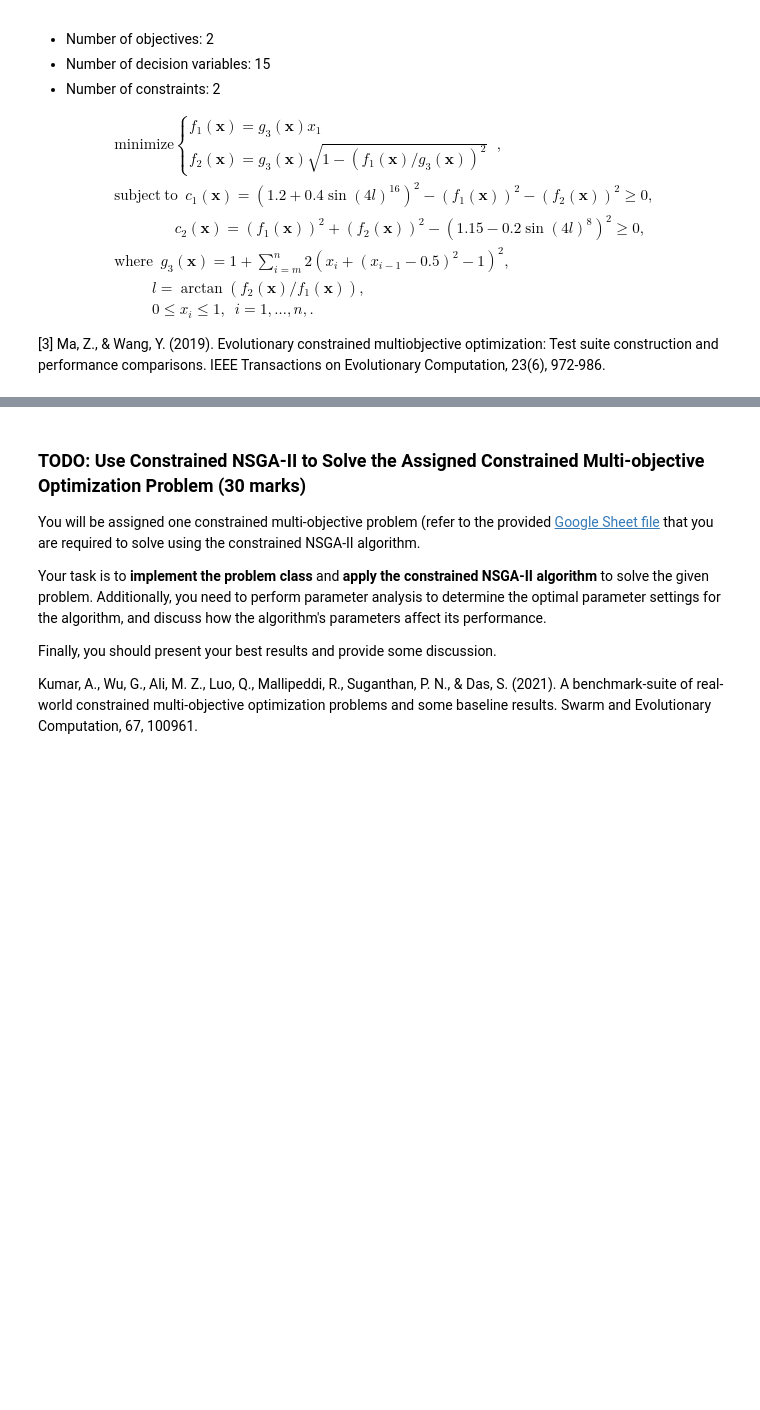
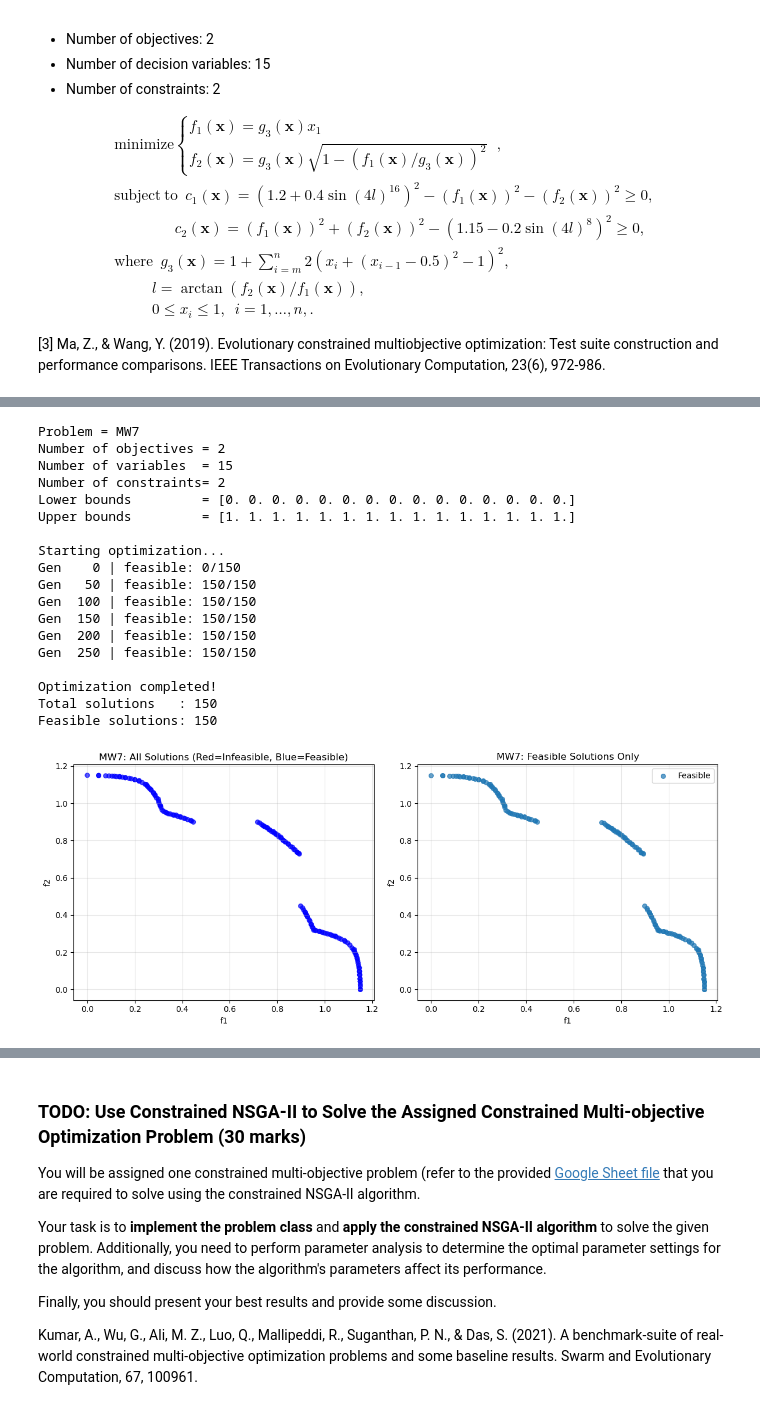
Before and after one commit to yiichu03/ceg5302, a Jupyter notebook: CEG5302_Group_Project.ipynb, the cells around one changed output, grey strips where cells are left out. Cells and saved outputs as stored; diff of their text form; code cells hidden in the pictures; blank space fills up the shorter version.

```diff
--- a/CEG5302_Group_Project.ipynb
+++ b/CEG5302_Group_Project.ipynb
@@ -447,9 +762,87 @@ class CNSGA2():
 # %%
 #-----------BEGIN-----------#
 # TODO:
 #   1. Instantiate class CNSGA2() and class MW7()
 #   2. Use NSGA-II with a contraint handling technique to solve the MW7 problem
 #   3. Plot the final population `optimum_fx` in the objective space
 #   4. In your report, answer the questions like: What are the possible reasons why the solutions
 #      obtained by NSGA-II fail to cover all segments of the Pareto front?
+# Instantiate classes
+problem = MW7()
+
+optimizer = CNSGA2(
+    pop_size=150,
+    max_gen=300,
+    pc=0.9,
+    pm=0.1,
+    tournament_k=2,     # classic NSGA-II
+    random_state=42
+)
+
+print(f"Problem = {problem.name}")
+print(f"Number of objectives = {problem.n_obj}")
+print(f"Number of variables  = {problem.n_var}")
+print(f"Number of constraints= {problem.n_con}")
+print(f"Lower bounds         = {problem.lower}")
+print(f"Upper bounds         = {problem.upper}\n")
+
+print("Starting optimization...")
+final_pop, optimum_fx, final_cv = optimizer.optimize(problem)
+
+# Feasible-only mask
+feasible_mask = (final_cv == 0)
+feasible_solutions = optimum_fx[feasible_mask]
+
+print("\nOptimization completed!")
+print(f"Total solutions   : {len(optimum_fx)}")
+print(f"Feasible solutions: {feasible_solutions.shape[0]}")
+
+# Plotting
+plt.figure(figsize=(12, 5))
+
+# All solutions (red=infeasible, blue=feasible)
+plt.subplot(1, 2, 1)
+colors = np.where(final_cv > 0, "red", "blue")
+plt.scatter(optimum_fx[:, 0], optimum_fx[:, 1], c=colors, alpha=0.7, s=30)
+plt.xlabel('f1'); plt.ylabel('f2')
+plt.title('MW7: All Solutions (Red=Infeasible, Blue=Feasible)')
+plt.grid(True, alpha=0.3)
+
+# Feasible-only
+plt.subplot(1, 2, 2)
+if len(feasible_solutions) > 0:
+    plt.scatter(feasible_solutions[:, 0], feasible_solutions[:, 1], alpha=0.7, s=30, label='Feasible')
+    plt.xlabel('f1'); plt.ylabel('f2'); plt.legend()
+    plt.title('MW7: Feasible Solutions Only')
+    plt.grid(True, alpha=0.3)
+else:
+    plt.text(0.5, 0.5, 'No feasible solutions found', ha='center', va='center')
+    plt.title('MW7: No Feasible Solutions')
+
+plt.tight_layout()
+plt.show()
+
+print("\nObjective values range:")
+print(f"f1: [{optimum_fx[:, 0].min():.3f}, {optimum_fx[:, 0].max():.3f}]")
+print(f"f2: [{optimum_fx[:, 1].min():.3f}, {optimum_fx[:, 1].max():.3f}]")
 #-----------END-----------#
+# %% [output]
+Problem = MW7
+Number of objectives = 2
+Number of variables  = 15
+Number of constraints= 2
+Lower bounds         = [0. 0. 0. 0. 0. 0. 0. 0. 0. 0. 0. 0. 0. 0. 0.]
+Upper bounds         = [1. 1. 1. 1. 1. 1. 1. 1. 1. 1. 1. 1. 1. 1. 1.]
+
+Starting optimization...
+Gen    0 | feasible: 0/150
+Gen   50 | feasible: 150/150
+Gen  100 | feasible: 150/150
+Gen  150 | feasible: 150/150
+Gen  200 | feasible: 150/150
+Gen  250 | feasible: 150/150
+
+Optimization completed!
+Total solutions   : 150
+Feasible solutions: 150
+[figure, added]
```
Also changed, not shown: parts of 9 cells of this notebook, 3 other files.
